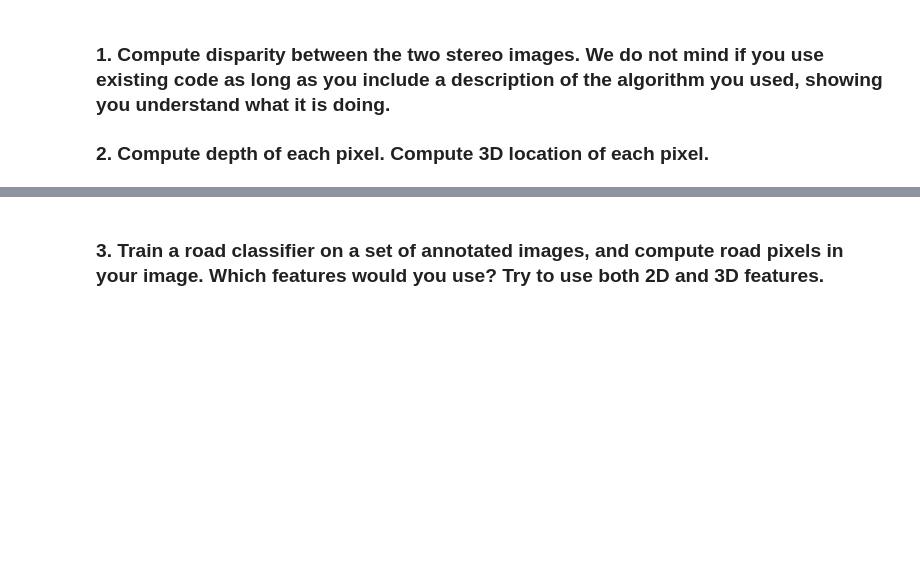
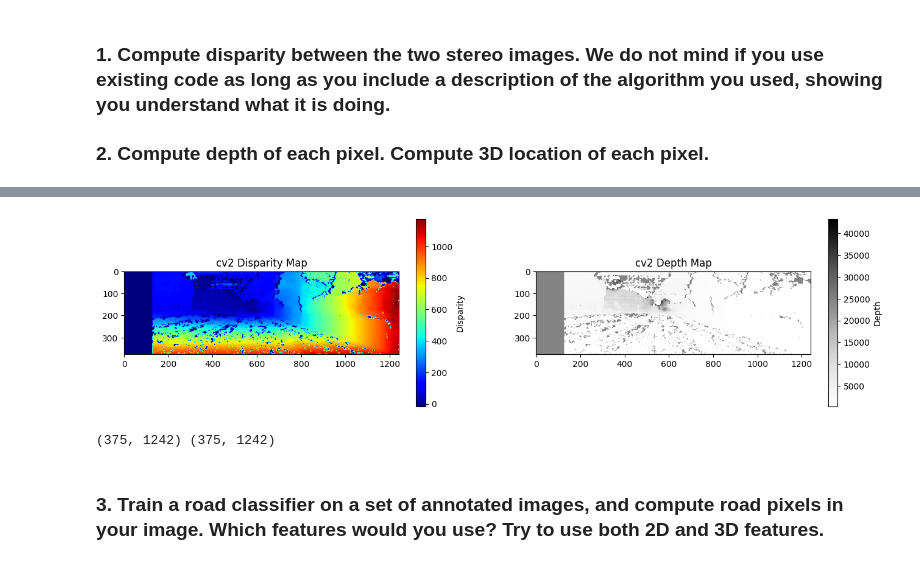
Before and after one commit to Laura05010/autonomous_driving, a Jupyter notebook: autonomous_driving.ipynb, the cells around one changed output, grey strips where cells are left out. Cells and saved outputs as stored; diff of their text form; code cells hidden in the pictures; blank space fills up the shorter version.

```diff
--- a/autonomous_driving.ipynb
+++ b/autonomous_driving.ipynb
@@ -169,2 +207,39 @@ plt.show()
+# %%
+# Set block size and search range
+block_size = 5
+search_range = 8
+
+# Compute disparity map by cv2
+disparity_map_cv2 = calculate_disparity_and_depth_map_cv2(left_image_gray,
+                                                          right_image_gray,
+                                                          block_size,
+                                                          search_range)
+
+# Compute depth map
+depth_map_cv2 = (FOCAL_LENGTH * BASELINE) / (np.abs(disparity_map_cv2))
+
+# Set figure size
+plt.figure(figsize=(16, 4))
+
+# Visualize the computed disparity map
+plt.subplot(1, 2, 1)
+plt.imshow(disparity_map_cv2, cmap="jet")
+plt.colorbar(label='Disparity')
+plt.title("cv2 Disparity Map")
+
+# Visualize the computed depth map
+plt.subplot(1, 2, 2)
+plt.imshow(depth_map_cv2, cmap="Greys")
+plt.colorbar(label='Depth')
+plt.title("cv2 Depth Map")
+
+# Display the plot
+plt.show()
+# %% [output]
+[figure, added]
+# %%
+print(disparity_map.shape, depth_map.shape)
+# %% [output]
+(375, 1242) (375, 1242)
 # %% [markdown]
 ### 3. Train a road classifier on a set of annotated images, and compute road pixels in your image. Which features would you use? Try to use both 2D and 3D features.
```
Also changed, not shown: parts of 10 cells of this notebook.
